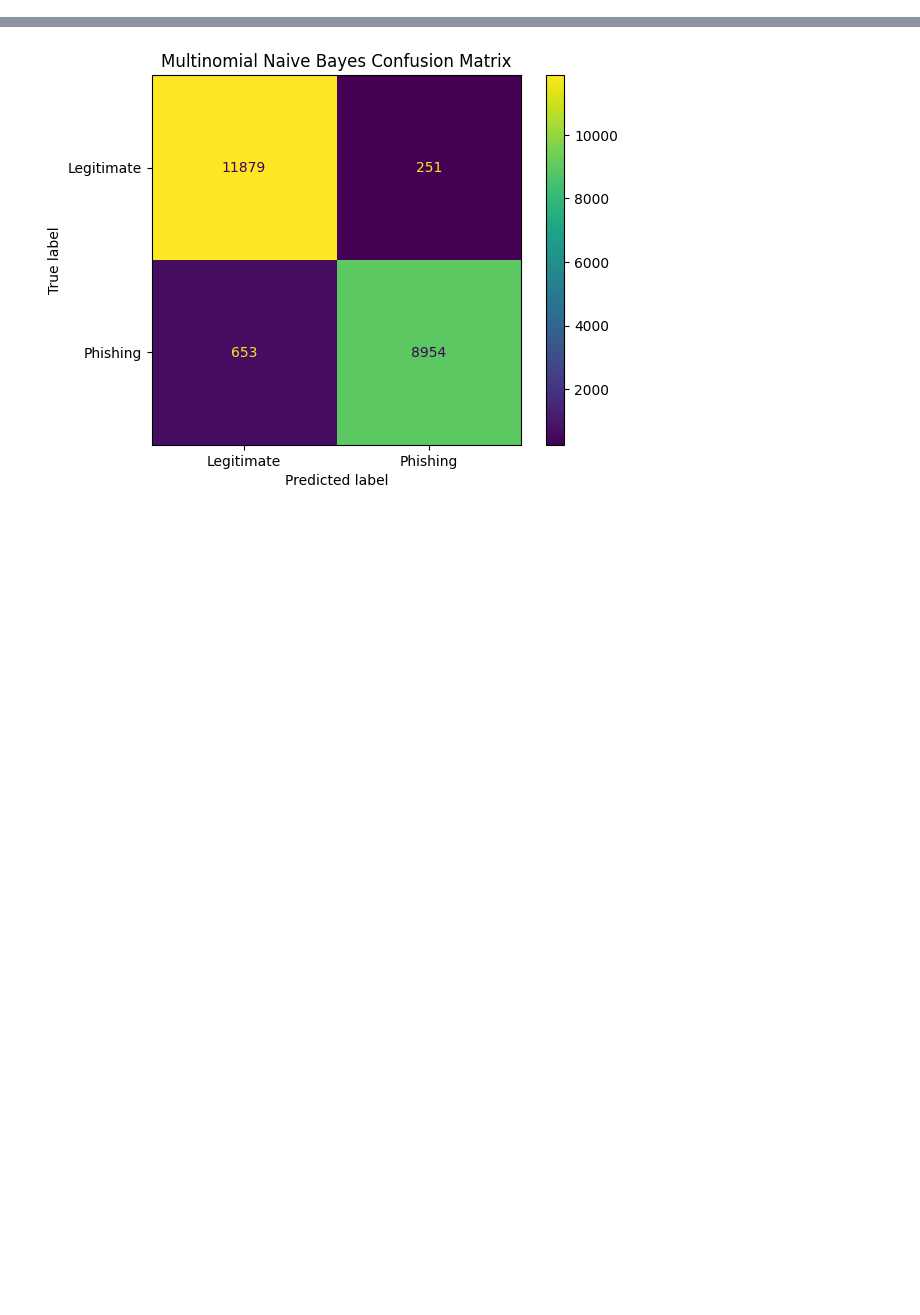
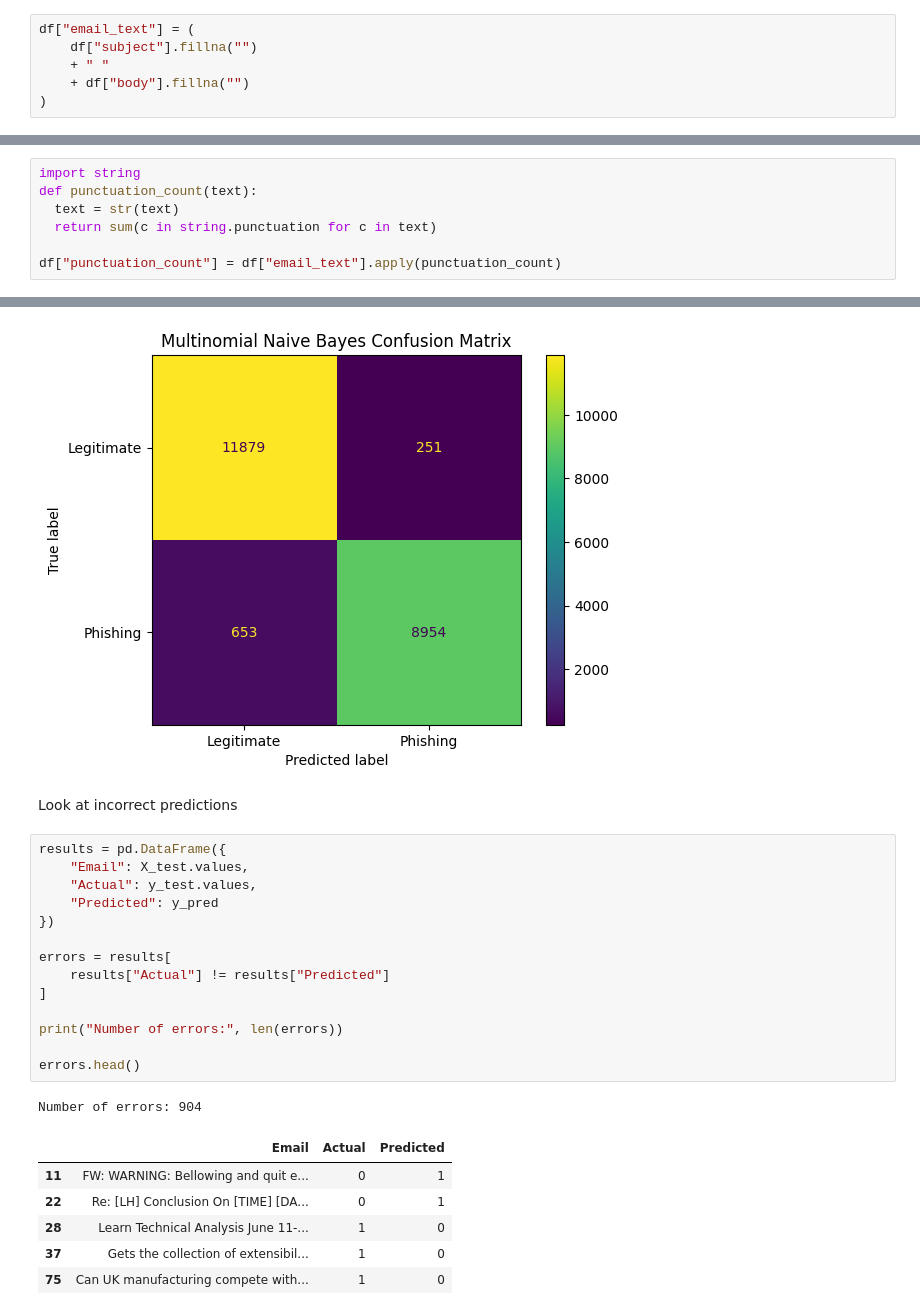
Before and after one commit to dhruvidarji1/Phishing-Email-Prediction-Models, a Jupyter notebook: MultinomialNaiveBayes.ipynb, the cells around one changed output, grey strips where cells are left out. Saved outputs shown, nothing was run; the diff lists cells and outputs as text; blank space fills up the shorter version.

```diff
--- a/MultinomialNaiveBayes.ipynb
+++ b/MultinomialNaiveBayes.ipynb
@@ -104,0 +150,6 @@ df["label"] = df["label"].astype(int)
+# %%
+df["email_text"] = (
+    df["subject"].fillna("")
+    + " "
+    + df["body"].fillna("")
+)
@@ -104,0 +160,7 @@ df["label"] = df["label"].astype(int)
+# %%
+import string
+def punctuation_count(text):
+  text = str(text)
+  return sum(c in string.punctuation for c in text)
+
+df["punctuation_count"] = df["email_text"].apply(punctuation_count)
@@ -287,3 +422,27 @@ plt.title("Multinomial Naive Bayes Confusion Matrix")
 plt.show()
 # %% [output]
 [figure]
+# %% [markdown]
+Look at incorrect predictions
+# %%
+results = pd.DataFrame({
+    "Email": X_test.values,
+    "Actual": y_test.values,
+    "Predicted": y_pred
+})
+
+errors = results[
+    results["Actual"] != results["Predicted"]
+]
+
+print("Number of errors:", len(errors))
+
+errors.head()
+# %% [output]
+Number of errors: 904
+|  | Email | Actual | Predicted |
+| 11 | FW: WARNING: Bellowing and quit e... | 0 | 1 |
+| 22 | Re: [LH] Conclusion On [TIME] [DA... | 0 | 1 |
+| 28 | Learn Technical Analysis June 11-... | 1 | 0 |
+| 37 | Gets the collection of extensibil... | 1 | 0 |
+| 75 | Can UK manufacturing compete with... | 1 | 0 |
```
Also changed, not shown: parts of 31 cells of this notebook.
